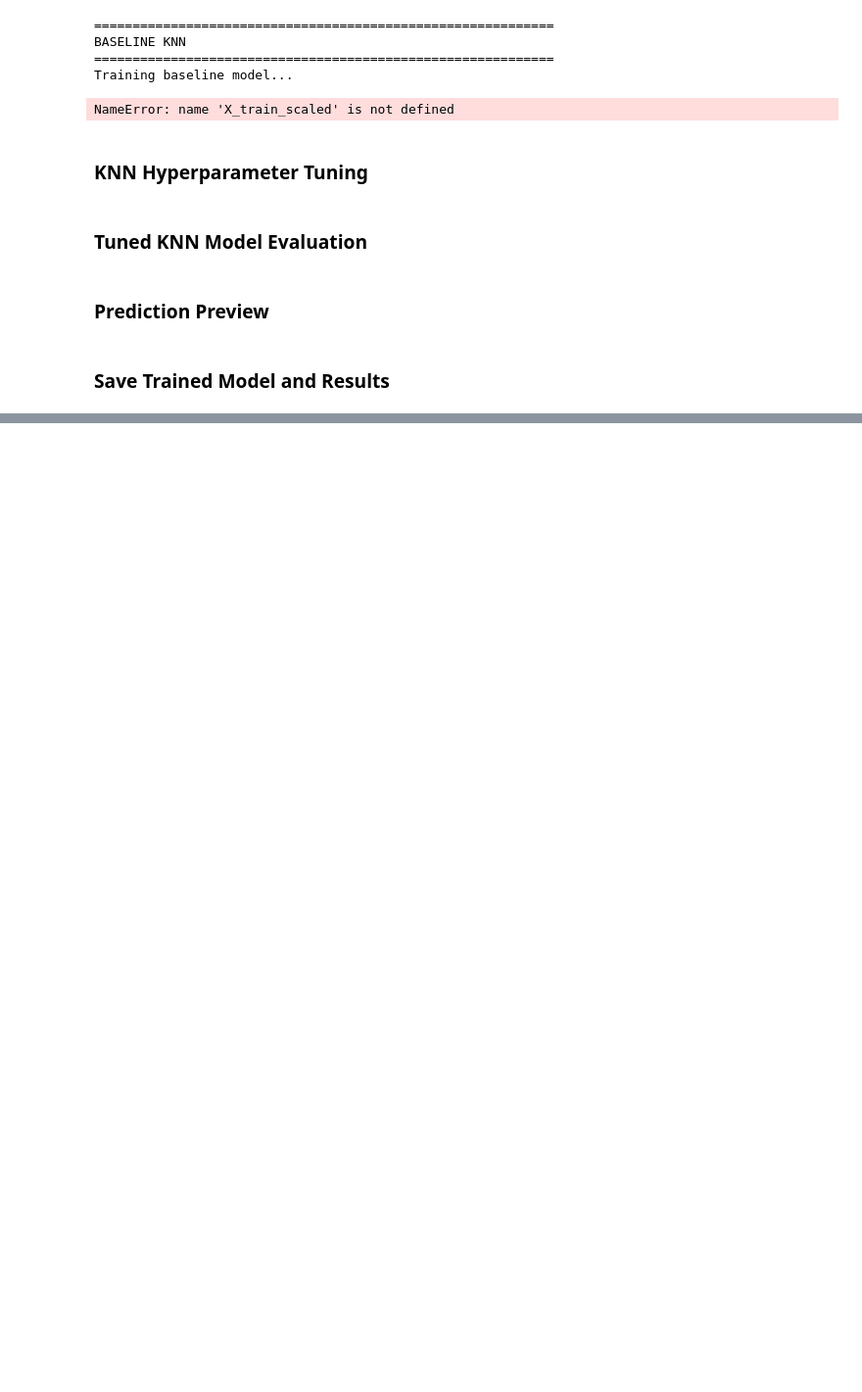
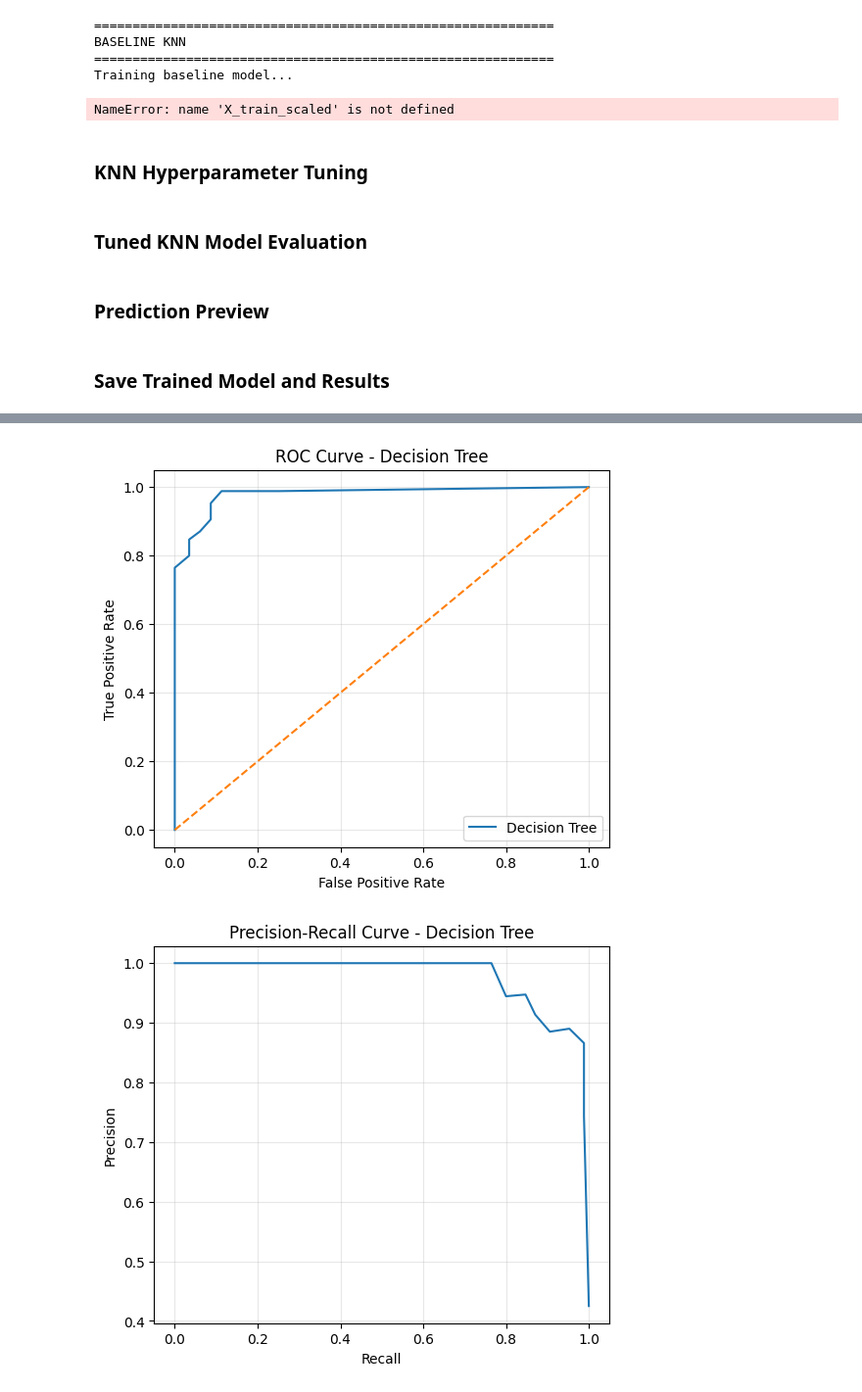
Before and after one commit to Wrynaft/FinancialDataMining, a Jupyter notebook: WIE3007_DM_GroupProject.ipynb, the cells around one changed output, grey strips where cells are left out. Shown at 98% size. Drawn from its saved outputs; the diff is of its cells as text; code cells hidden in the pictures; blank space fills up the shorter version.

Commit message:
Added Decision Tree model

```diff
--- a/WIE3007_DM_GroupProject.ipynb
+++ b/WIE3007_DM_GroupProject.ipynb
@@ -2781,0 +2898,20 @@ print("=" * 60)
+# %%
+print("\n" + "=" * 60)
+print("TUNED DECISION TREE PERFORMANCE")
+print("=" * 60)
+
+y_pred_dt_tuned = best_dt.predict(X_test_scaled)
+y_proba_dt_tuned = best_dt.predict_proba(X_test_scaled)[:, 1]
+
+print(f"Accuracy : {accuracy_score(y_test, y_pred_dt_tuned):.4f}")
+print(f"Precision: {precision_score(y_test, y_pred_dt_tuned):.4f}")
+print(f"Recall   : {recall_score(y_test, y_pred_dt_tuned):.4f}")
+print(f"F1-Score : {f1_score(y_test, y_pred_dt_tuned):.4f}")
+print(f"ROC-AUC  : {roc_auc_score(y_test, y_proba_dt_tuned):.4f}")
+
+print("\nClassification Report:")
+print(classification_report(y_test, y_pred_dt_tuned,
+                            target_names=["No Default", "Default"]))
+
+print("\nConfusion Matrix:")
+print(confusion_matrix(y_test, y_pred_dt_tuned))
@@ -2781,0 +2936,25 @@ print("=" * 60)
+# %%
+# ROC Curve
+fpr_dt, tpr_dt, _ = roc_curve(y_test, y_proba_dt_tuned)
+plt.figure(figsize=(6, 5))
+plt.plot(fpr_dt, tpr_dt, label="Decision Tree")
+plt.plot([0, 1], [0, 1], linestyle="--")
+plt.xlabel("False Positive Rate")
+plt.ylabel("True Positive Rate")
+plt.title("ROC Curve - Decision Tree")
+plt.legend()
+plt.grid(alpha=0.3)
+plt.show()
+
+# Precision-Recall Curve
+precision_dt, recall_dt, _ = precision_recall_curve(y_test, y_proba_dt_tuned)
+plt.figure(figsize=(6, 5))
+plt.plot(recall_dt, precision_dt)
+plt.xlabel("Recall")
+plt.ylabel("Precision")
+plt.title("Precision-Recall Curve - Decision Tree")
+plt.grid(alpha=0.3)
+plt.show()
+# %% [output]
+[figure, added]
+[figure, added]
```
Also changed, not shown: parts of 22 cells of this notebook.
